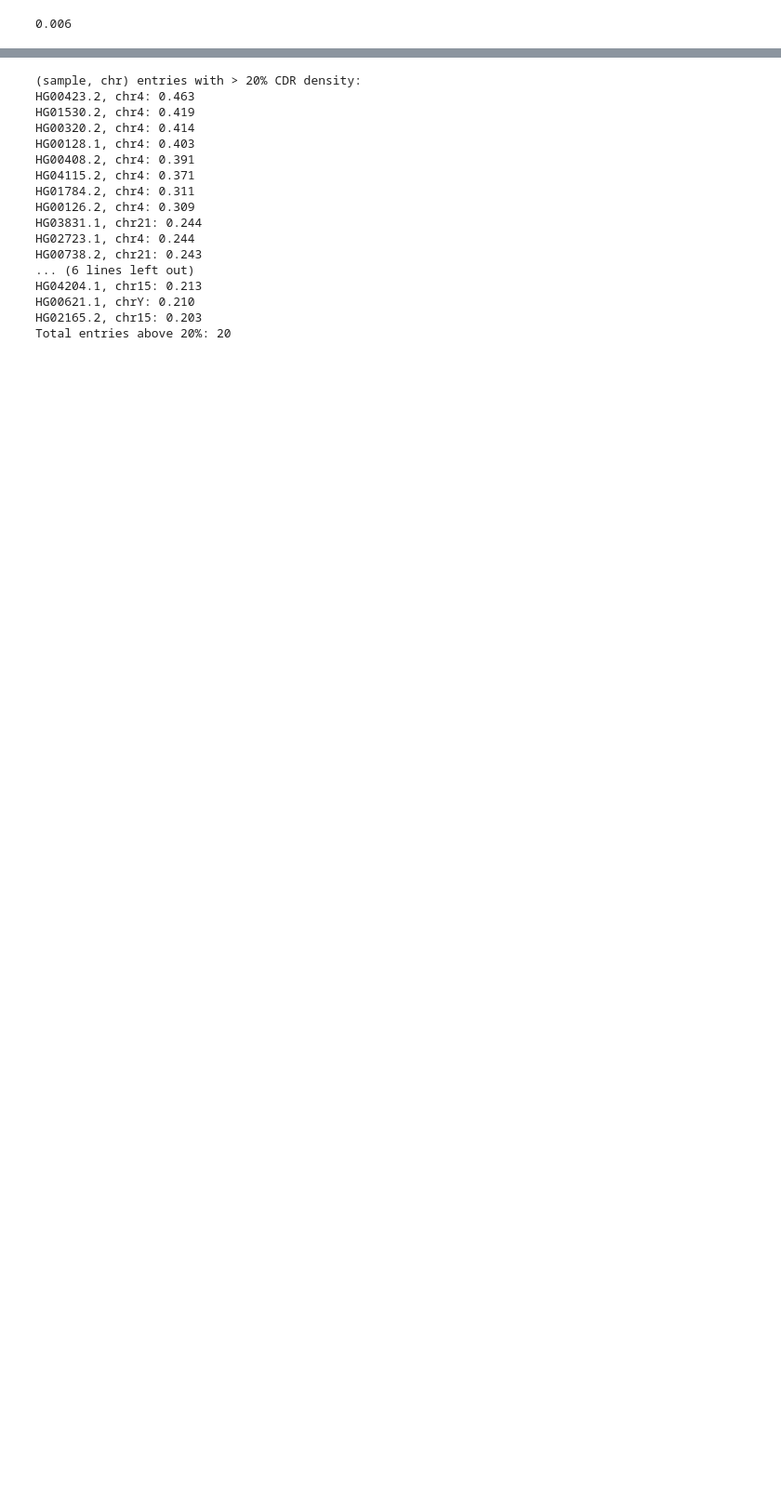
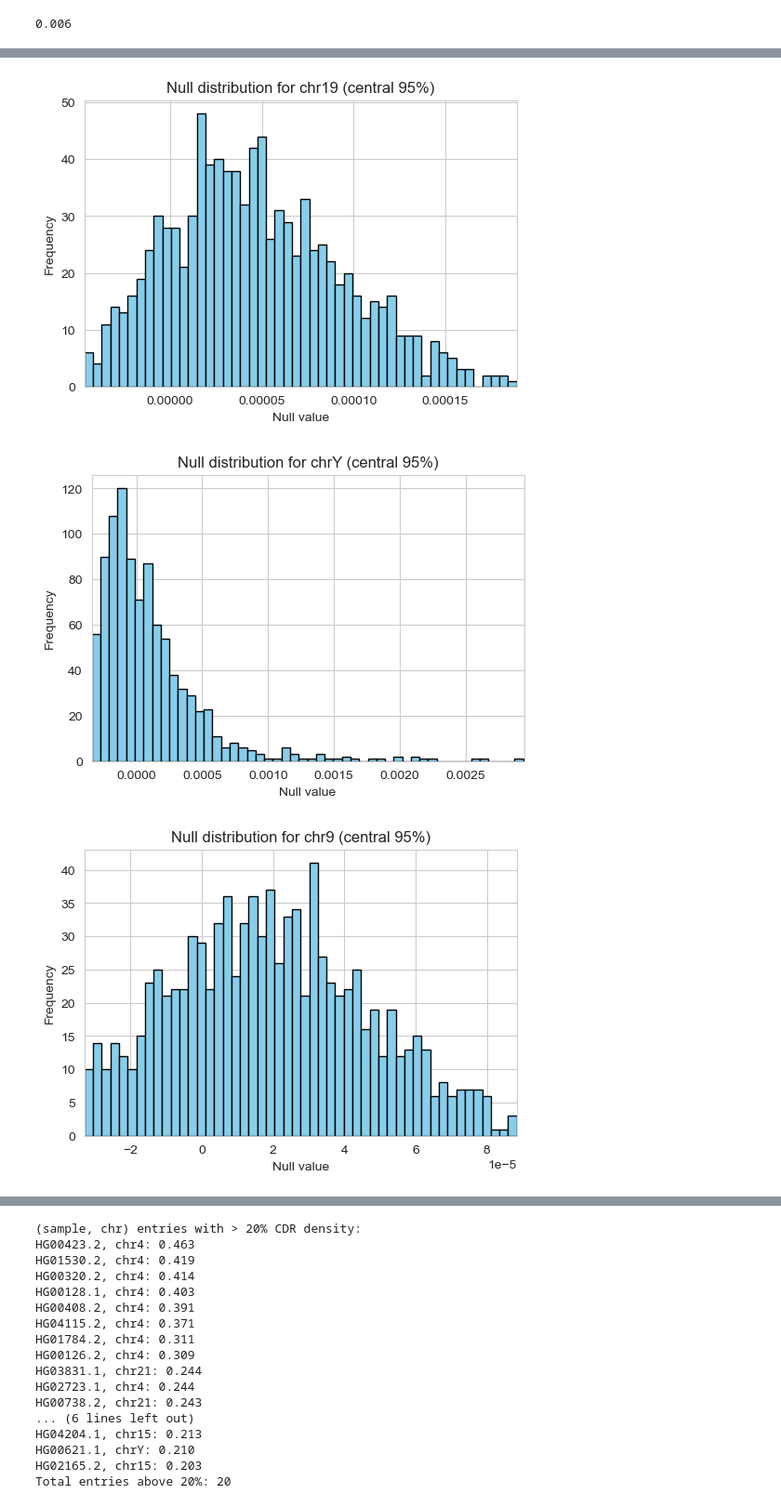
Before and after one commit to miramastoras/centrolign_analysis, a Jupyter notebook: analysis_notes/release2_QC_v2/notebooks/CDR_mutation_permutation.ipynb, the cells around one changed output, grey strips where cells are left out. Shown at 93% size. Drawn from its saved outputs; the diff is of its cells as text; code cells hidden in the pictures; blank space fills up the shorter version.

```diff
--- a/analysis_notes/release2_QC_v2/notebooks/CDR_mutation_permutation.ipynb
+++ b/analysis_notes/release2_QC_v2/notebooks/CDR_mutation_permutation.ipynb
@@ -859,0 +1235,35 @@ print(p_value)
+# %%
+import matplotlib.pyplot as plt
+import numpy as np
+
+chromosomes_to_plot = ["chr19", "chrY", "chr9", "chr3", "chr13", "chr21", "chr2"]
+
+for chr_ in chromosomes_to_plot:
+    null_distr_chr = nulls_per_chr[chr_]
+
+    # Remove non-finite values
+    null_distr_chr = null_distr_chr[np.isfinite(null_distr_chr)]
+    if len(null_distr_chr) == 0:
+        print(f"No valid data for {chr_}, skipping.")
+        continue
+
+    # Compute 2.5th and 97.5th percentiles
+    lower, upper = np.percentile(null_distr_chr, [2.5, 97.5])
+
+    # Clip data to 95% central range
+    clipped_data = null_distr_chr[(null_distr_chr >= lower) & (null_distr_chr <= upper)]
+
+    plt.figure(figsize=(6, 4))
+    plt.hist(clipped_data, bins=50, color="skyblue", edgecolor="k")
+    plt.title(f"Null distribution for {chr_} (central 95%)")
+    plt.xlabel("Null value")
+    plt.ylabel("Frequency")
+
+    # Optionally, explicitly set limits to exactly the clipped range
+    plt.xlim(lower, upper)
+
+    plt.show()
+# %% [output]
+[figure, added]
+[figure, added]
+[figure, added]
```
Also changed, not shown: parts of 21 cells of this notebook, 2 other files.
